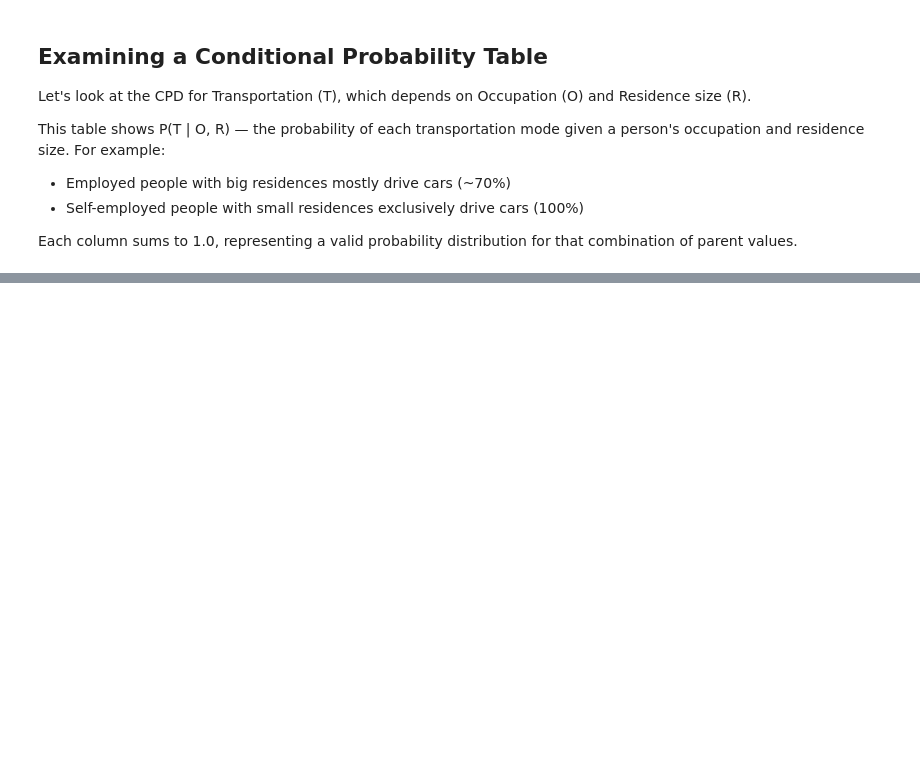
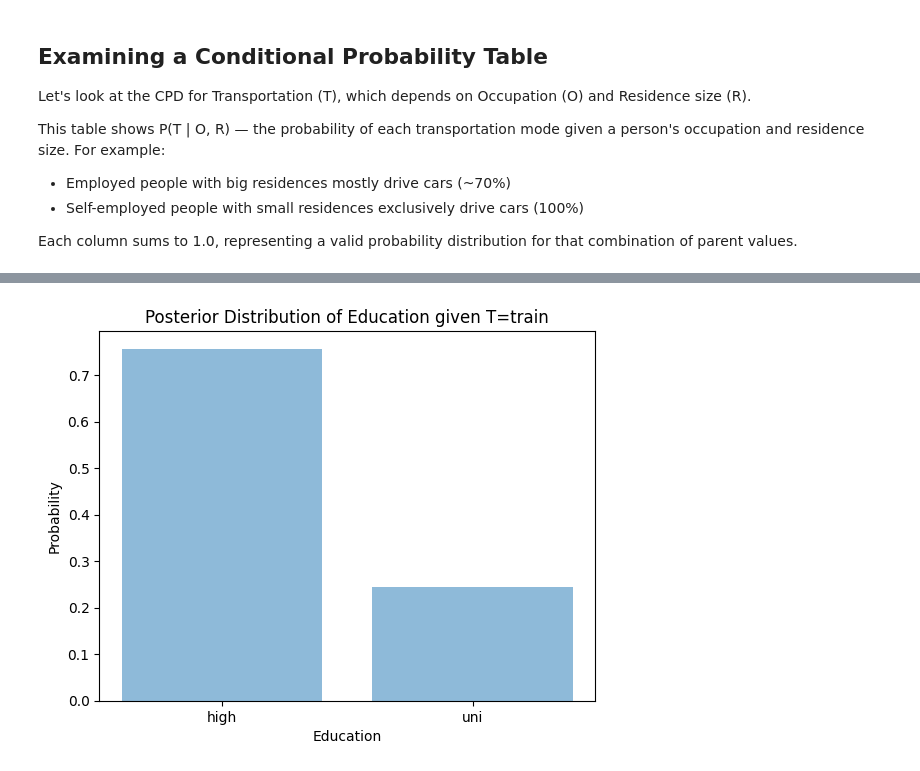
Before and after one commit to mjm3853/causal-ai-book, a Jupyter notebook: ch3/3_causal_graphs.ipynb, the cells around one changed output, grey strips where cells are left out. Drawn from its saved outputs; the diff is of its cells as text; code cells hidden in the pictures; blank space fills up the shorter version.

```diff
--- a/ch3/3_causal_graphs.ipynb
+++ b/ch3/3_causal_graphs.ipynb
@@ -158,0 +132,10 @@ Unlike purely statistical models that capture correlations, causal graphs let us
+# %%
+from pgmpy.estimators import BayesianEstimator
+model.fit(
+    data,
+    estimator=BayesianEstimator,
+    prior_type="dirichlet",
+    pseudo_counts=1
+)
+cmk_T = model.get_cpds("T")
+print(cmk_T.to_factor())
@@ -158,0 +239,11 @@ Unlike purely statistical models that capture correlations, causal graphs let us
+# %%
+def model():
+    A = pyro.sample('age', Categorical(probs=A_prob))
+    S = pyro.sample('gender', Categorical(probs=S_prob))
+    E = pyro.sample('education', Categorical(probs=E_prob[S][A]))
+    O = pyro.sample('occupation', Categorical(probs=O_prob[E]))
+    R = pyro.sample('residence', Categorical(probs=R_prob[E]))
+    T = pyro.sample('transportation', Categorical(probs=T_prob[R][O]))
+    return {'A': A, 'S': S, 'E': E, 'O': O, 'R': R, 'T': T}
+
+pyro.render_model(model)
@@ -158,0 +264,25 @@ Unlike purely statistical models that capture correlations, causal graphs let us
+# %%
+import numpy as np
+from pyro.distributions import Categorical
+from pyro.infer import Importance, EmpiricalMarginal
+import matplotlib.pyplot as plt
+
+conditioned_model = pyro.condition(model, data={"transportation": torch.tensor(1.)})
+
+m = 5000
+
+posterior = pyro.infer.Importance(conditioned_model, num_samples=m).run()
+# %%
+E_marginal = EmpiricalMarginal(posterior, "education")
+E_samples = [E_marginal().item() for _ in range(m)]
+E_unique, E_counts = np.unique(E_samples, return_counts=True)
+E_probs = E_counts / m
+
+plt.bar(E_unique, E_probs, align='center', alpha=0.5)
+plt.xticks(E_unique, E_alias)
+plt.xlabel("Education")
+plt.ylabel("Probability")
+plt.title("Posterior Distribution of Education given T=train")
+plt.show()
+# %% [output]
+[figure, added]
```
Also changed, not shown: parts of 14 cells of this notebook, 2 other files.
